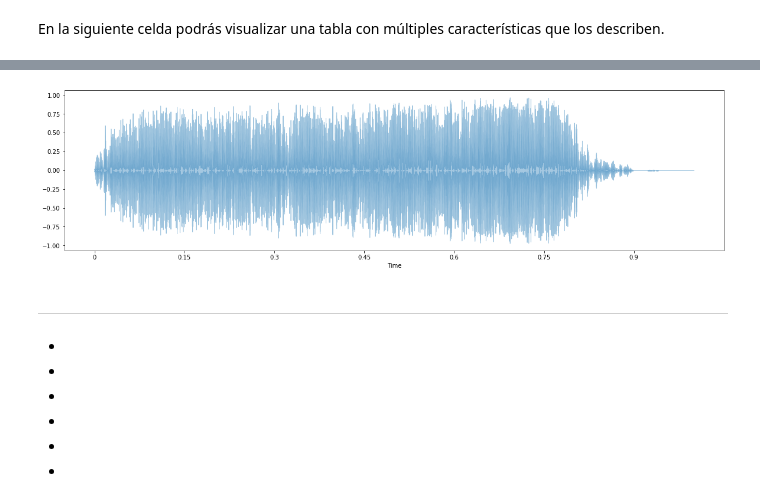
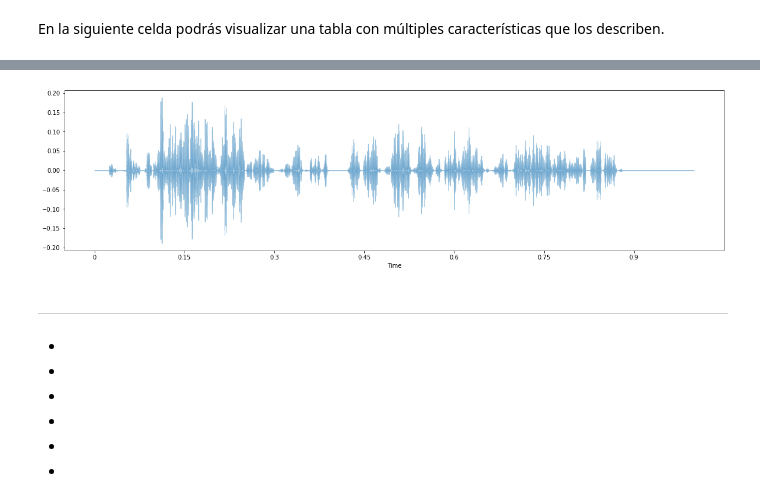
Before and after one commit to mezaga/ACIML, a Jupyter notebook: ACIML_seminario_prototype_final.ipynb, the cells around one changed output, grey strips where cells are left out. Saved outputs shown, nothing was run; the diff lists cells and outputs as text; code cells hidden in the pictures.

```diff
--- a/ACIML_seminario_prototype_final.ipynb
+++ b/ACIML_seminario_prototype_final.ipynb
@@ -196,7 +405,7 @@ DATA_filt
 # %%
 #@title Visualización de datos { run: "auto" }
 ids = list(DATA_filt['id'])
-audio_viz = 'spectrogram' #@param ['PCA','F0', 'histogram','spectrogram']
+audio_viz = 'histogram' #@param ['PCA','F0', 'histogram','spectrogram']
 #fig, ax = plt.subplots()
 plt.figure(figsize = [12,5])
 #fig.set_size_inches([12,5])
@@ -259,8 +468,8 @@ max_wave = np.max(data, axis=1)[...,np.newaxis]
 Xw = (data- mu_wave)/max_wave
 Xw = Xw[...,np.newaxis][...,np.newaxis]
 
-referencia_1 = 'Nuevo modelo' #@param ['Nuevo modelo','Preentrenado','mi modelo']
-Epocas = 154 #@param {type:"slider", min:10, max:10000, step:1}
+referencia_1 = 'Preentrenado' #@param ['Nuevo modelo','Preentrenado','mi modelo']
+Epocas = 39 #@param {type:"slider", min:10, max:10000, step:1}
 batches = 5 #@param {type: "integer"}
 lr = 0.00008 #@param {type: "slider", min:0.00001, max: 0.0001, step:0.00001}
 
@@ -412,9 +621,9 @@ IPython.display.display(IPython.display.Audio(latent_search(track, DATA_filt, Xw
 # %%
 #@title Exploración y generación { run: "auto" }
-audio_id = 'fm1' #@param {type:"string"}
-audio_id2 = 'fm2' #@param {type:"string"}
+audio_id = 'Synth0' #@param {type:"string"}
+audio_id2 = '_1' #@param {type:"string"}
 
-porcentaje_de_cambio = 10 #@param {type:"slider", min:1, max:10, step:1}
+porcentaje_de_cambio = 2 #@param {type:"slider", min:1, max:10, step:1}
 fig, ax = plt.subplots()
 fig.set_figwidth(20)
 fig.set_figheight(5)
@@ -437,5 +646,5 @@ IPython.display.display(IPython.display.Audio(inter, rate = sr16k))
 [interactive output not drawn]
-[figure, old version]
+[figure, new version]
 # %% [markdown]
 ******
 *
```
Also changed, not shown: parts of 17 cells of this notebook.
